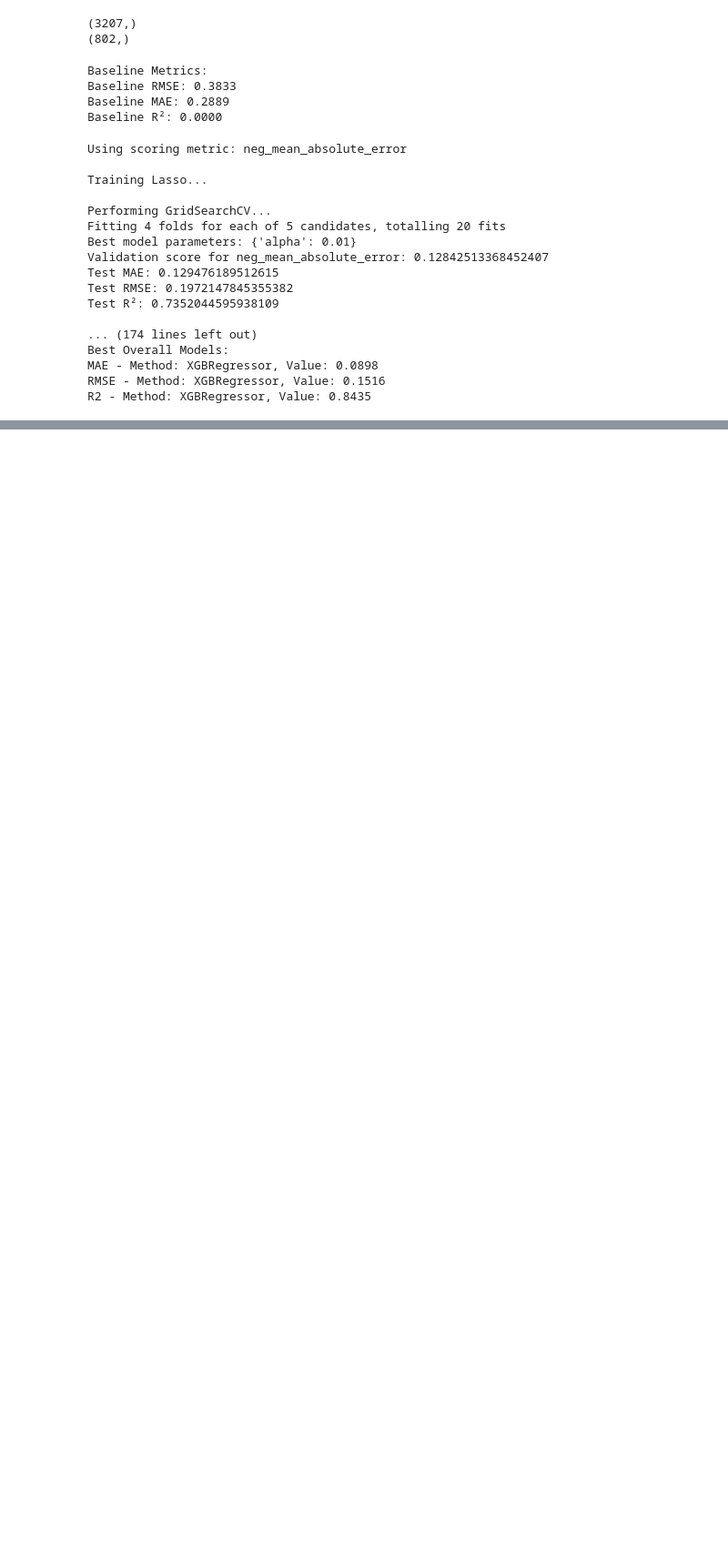
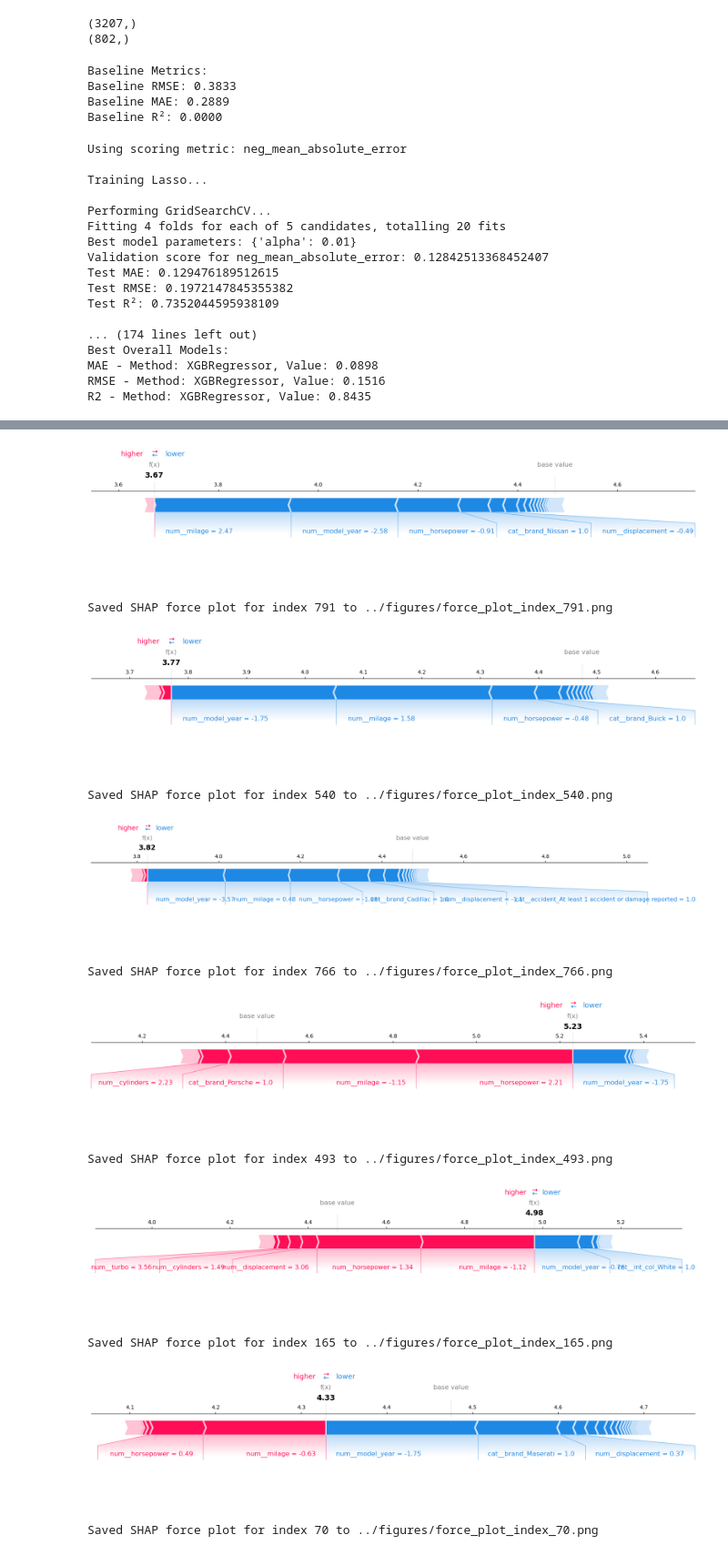
Before and after one commit to lshiyu4210/used_car_price_prediction, a Jupyter notebook: src/ML_pipeline.ipynb, the cells around one changed output, grey strips where cells are left out. Shown at 91% size. Drawn from its saved outputs; the diff is of its cells as text; code cells hidden in the pictures; blank space fills up the shorter version.

```diff
--- a/src/ML_pipeline.ipynb
+++ b/src/ML_pipeline.ipynb
@@ -226,0 +284,47 @@ with open("../results/xgb_imputed_best_models_results.txt", "w") as f:
+# %%
+import os
+import shap
+import numpy as np
+import matplotlib.pyplot as plt
+
+# Initialize SHAP
+shap.initjs()
+
+# Create SHAP explainer for the model
+explainer = shap.TreeExplainer(best_model)  # Replace best_model with your trained model
+
+# Compute SHAP values for the test set
+shap_values = explainer(X_test_imputed_xgb)  # Pass df_test, the feature matrix, NOT y_test
+
+# Directory to save the plots
+output_dir = "../figures"
+os.makedirs(output_dir, exist_ok=True)  # Create the directory if it doesn't exist
+
+# Identify indices for top 3 and lowest 3 values in y_test
+top_3_indices = np.argsort(y_test)[-3:]  # Indices for top 3 values
+lowest_3_indices = np.argsort(y_test)[:3]  # Indices for lowest 3 values
+
+# Combine top and lowest indices
+selected_indices = np.concatenate((lowest_3_indices, top_3_indices))
+
+# Loop through the selected indices to create and save plots
+for index in selected_indices:
+    # Ensure feature values are in the correct shape
+    feature_values = X_test_imputed_xgb.iloc[index].values.round(2)  # Convert to 1D array
+
+    # Generate SHAP force plot
+    shap.force_plot(
+        explainer.expected_value,
+        shap_values[index].values,
+        feature_values,
+        feature_names=X_test_imputed_xgb.columns.tolist(),
+        matplotlib=True
+    )
+
+    # Save the plot
+    plt.title(f"SHAP Force Plot for Index {index}")
+    filename = os.path.join(output_dir, f"force_plot_index_{index}.png")
+    plt.savefig(filename, format='png', dpi=300, bbox_inches='tight')
+    plt.close()  # Close the plot to avoid overlapping
+    print(f"Saved SHAP force plot for index {index} to {filename}")
+# %% [output]
@@ -226,0 +332,12 @@ with open("../results/xgb_imputed_best_models_results.txt", "w") as f:
+[figure, added]
+Saved SHAP force plot for index 791 to ../figures/force_plot_index_791.png
+[figure, added]
+Saved SHAP force plot for index 540 to ../figures/force_plot_index_540.png
+[figure, added]
+Saved SHAP force plot for index 766 to ../figures/force_plot_index_766.png
+[figure, added]
+Saved SHAP force plot for index 493 to ../figures/force_plot_index_493.png
+[figure, added]
+Saved SHAP force plot for index 165 to ../figures/force_plot_index_165.png
+[figure, added]
+Saved SHAP force plot for index 70 to ../figures/force_plot_index_70.png
```
Also changed, not shown: parts of 8 cells of this notebook, 13 other files.
